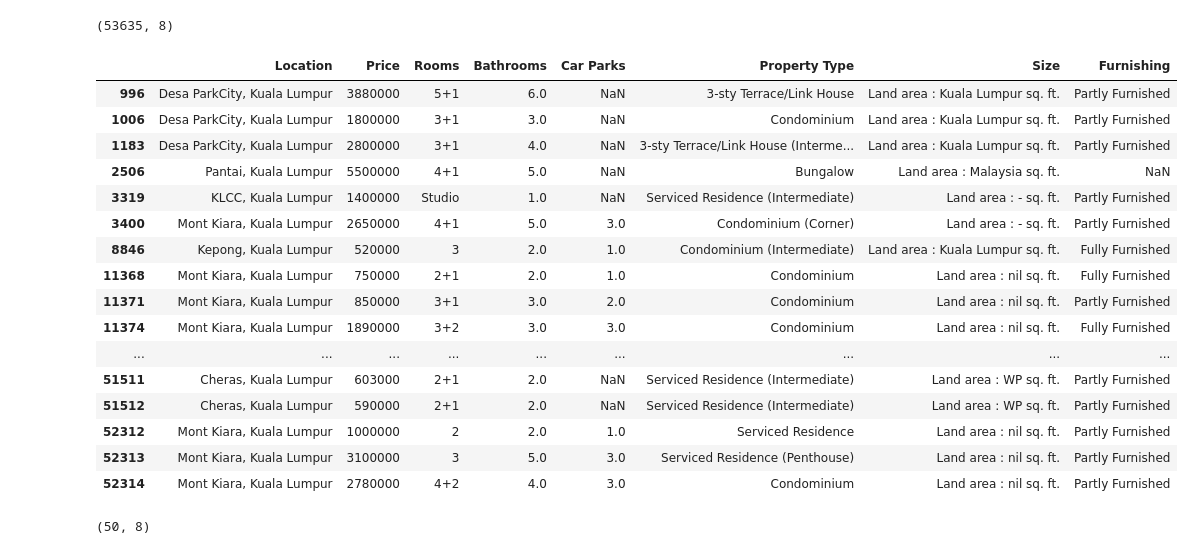
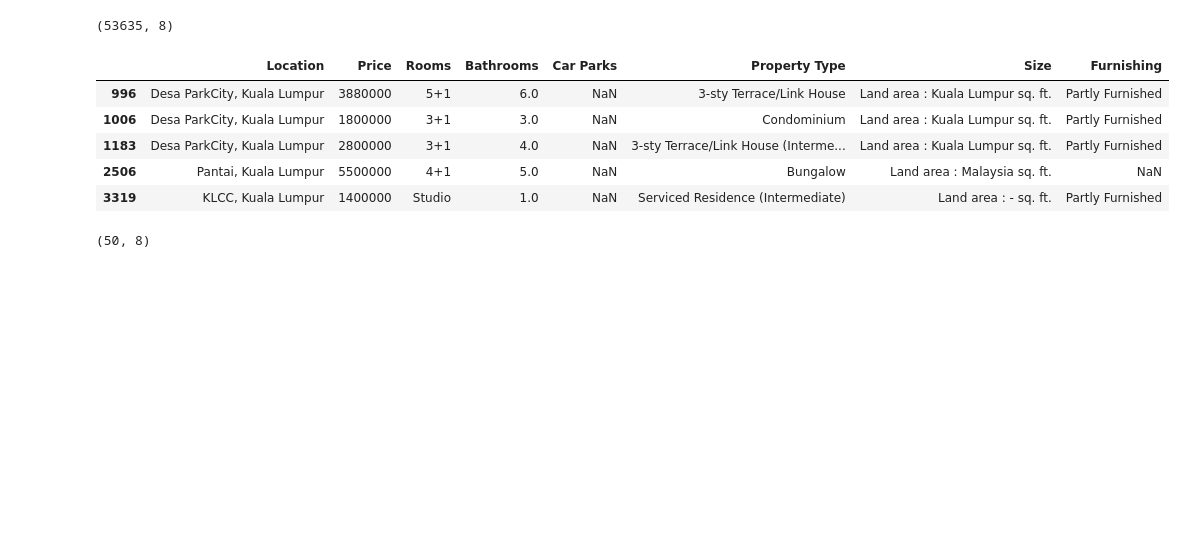
Before and after one commit to PacktPublishing/Deep-Learning-with-fastai-Cookbook, a Jupyter notebook: ch3/training_model_standalone_tabular_dataset.ipynb, the cells around one changed output. Cells and saved outputs as stored; diff of their text form; code cells hidden in the pictures; blank space fills up the shorter version.

```diff
--- a/ch3/training_model_standalone_tabular_dataset.ipynb
+++ b/ch3/training_model_standalone_tabular_dataset.ipynb
@@ -138,25 +138,12 @@ df_train.shape
 df_train.dropna(subset=['Size'], inplace=True)
 # %%
 #show examples of rows where the Size column has no digits
-# df[~df['Testvalue'].str.contains('\d')]
-# df[~df.Value.str.contains(r'\d')]
-df_train[~df_train.Size.str.contains(r'\d')]
+df_train[~df_train.Size.str.contains(r'\d')].head()
 # %% [output]
 |  | Location | Price | Rooms | Bathrooms | Car Parks | Property Type | Size | Furnishing |
 | 996 | Desa ParkCity, Kuala Lumpur | 3880000 | 5+1 | 6.0 | NaN | 3-sty Terrace/Link House | Land area : Kuala Lumpur sq. ft. | Partly Furnished |
 | 1006 | Desa ParkCity, Kuala Lumpur | 1800000 | 3+1 | 3.0 | NaN | Condominium | Land area : Kuala Lumpur sq. ft. | Partly Furnished |
 | 1183 | Desa ParkCity, Kuala Lumpur | 2800000 | 3+1 | 4.0 | NaN | 3-sty Terrace/Link House (Interme... | Land area : Kuala Lumpur sq. ft. | Partly Furnished |
 | 2506 | Pantai, Kuala Lumpur | 5500000 | 4+1 | 5.0 | NaN | Bungalow | Land area : Malaysia sq. ft. | NaN |
 | 3319 | KLCC, Kuala Lumpur | 1400000 | Studio | 1.0 | NaN | Serviced Residence (Intermediate) | Land area : - sq. ft. | Partly Furnished |
-| 3400 | Mont Kiara, Kuala Lumpur | 2650000 | 4+1 | 5.0 | 3.0 | Condominium (Corner) | Land area : - sq. ft. | Partly Furnished |
-| 8846 | Kepong, Kuala Lumpur | 520000 | 3 | 2.0 | 1.0 | Condominium (Intermediate) | Land area : Kuala Lumpur sq. ft. | Fully Furnished |
-| 11368 | Mont Kiara, Kuala Lumpur | 750000 | 2+1 | 2.0 | 1.0 | Condominium | Land area : nil sq. ft. | Fully Furnished |
-| 11371 | Mont Kiara, Kuala Lumpur | 850000 | 3+1 | 3.0 | 2.0 | Condominium | Land area : nil sq. ft. | Partly Furnished |
-| 11374 | Mont Kiara, Kuala Lumpur | 1890000 | 3+2 | 3.0 | 3.0 | Condominium | Land area : nil sq. ft. | Fully Furnished |
-| ... | ... | ... | ... | ... | ... | ... | ... | ... |
-| 51511 | Cheras, Kuala Lumpur | 603000 | 2+1 | 2.0 | NaN | Serviced Residence (Intermediate) | Land area : WP sq. ft. | Partly Furnished |
-| 51512 | Cheras, Kuala Lumpur | 590000 | 2+1 | 2.0 | NaN | Serviced Residence (Intermediate) | Land area : WP sq. ft. | Partly Furnished |
-| 52312 | Mont Kiara, Kuala Lumpur | 1000000 | 2 | 2.0 | 1.0 | Serviced Residence | Land area : nil sq. ft. | Partly Furnished |
-| 52313 | Mont Kiara, Kuala Lumpur | 3100000 | 3 | 5.0 | 3.0 | Serviced Residence (Penthouse) | Land area : nil sq. ft. | Partly Furnished |
-| 52314 | Mont Kiara, Kuala Lumpur | 2780000 | 4+2 | 4.0 | 3.0 | Condominium | Land area : nil sq. ft. | Partly Furnished |
 # %%
```
Also changed, not shown: parts of 12 cells of this notebook.
